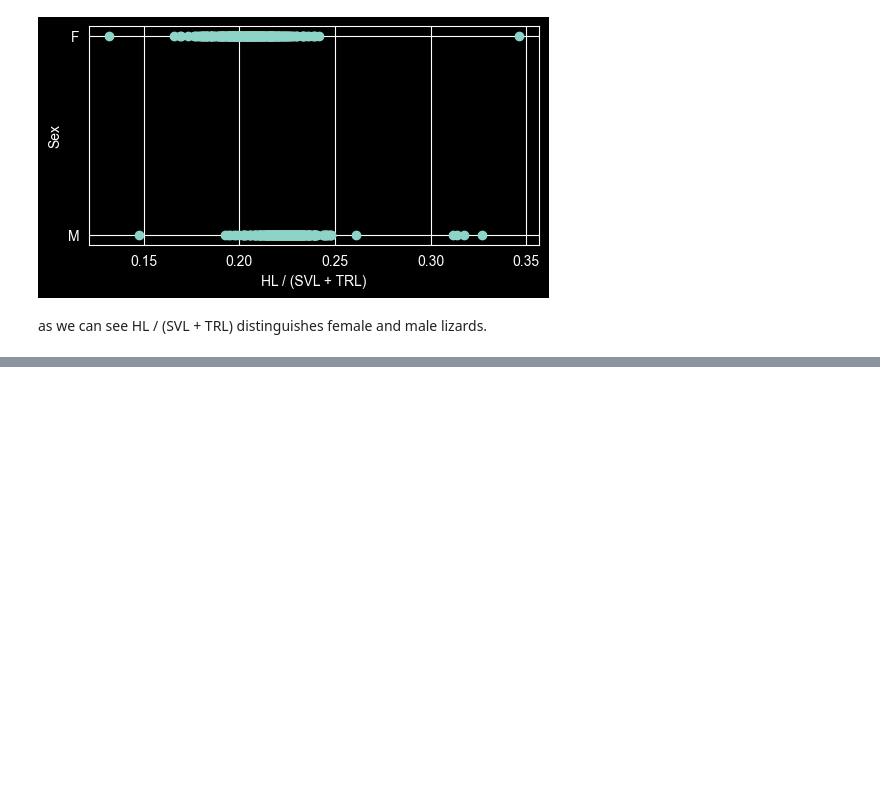
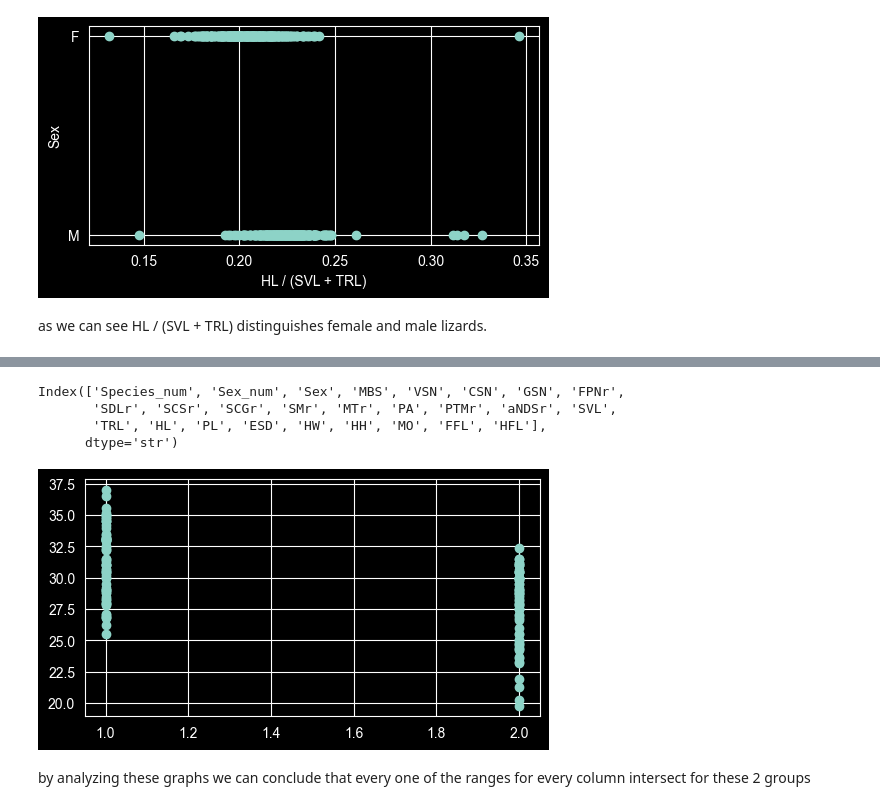
Before and after one commit to jngmika/SIMC-qualifying-contest-2, a Jupyter notebook: solution_species_differentiation.ipynb, the cells around one changed output, grey strips where cells are left out. Saved outputs shown, nothing was run; the diff lists cells and outputs as text; code cells hidden in the pictures; blank space fills up the shorter version.

```diff
--- a/solution_species_differentiation.ipynb
+++ b/solution_species_differentiation.ipynb
@@ -203,0 +317,3 @@ as we can see HL / (SVL + TRL) distinguishes female and male lizards.
+# %%
+df4b = df.loc[(df["Species_num"] == 1) | (df["Species_num"] == 2)]
+df4b
@@ -203,0 +334,17 @@ as we can see HL / (SVL + TRL) distinguishes female and male lizards.
+# %%
+df4b.columns
+# %% [output]
+Index(['Species_num', 'Sex_num', 'Sex', 'MBS', 'VSN', 'CSN', 'GSN', 'FPNr',
+       'SDLr', 'SCSr', 'SCGr', 'SMr', 'MTr', 'PA', 'PTMr', 'aNDSr', 'SVL',
+       'TRL', 'HL', 'PL', 'ESD', 'HW', 'HH', 'MO', 'FFL', 'HFL'],
+      dtype='str')
+# %%
+for col in df4b.columns:
+    plt.figure()
+    fig, ax = plt.subplots(figsize=(5, 2.7), layout='constrained')
+    ax.scatter(df4b["Species_num"], df4b[col])
+    plt.savefig(f"figures_{col}")
+# %% [output]
+[figure, added]
+# %% [markdown]
+by analyzing these graphs we can conclude that every one of the ranges for every column intersect for these 2 groups
```
Also changed, not shown: parts of 21 cells of this notebook, 1 other file.
